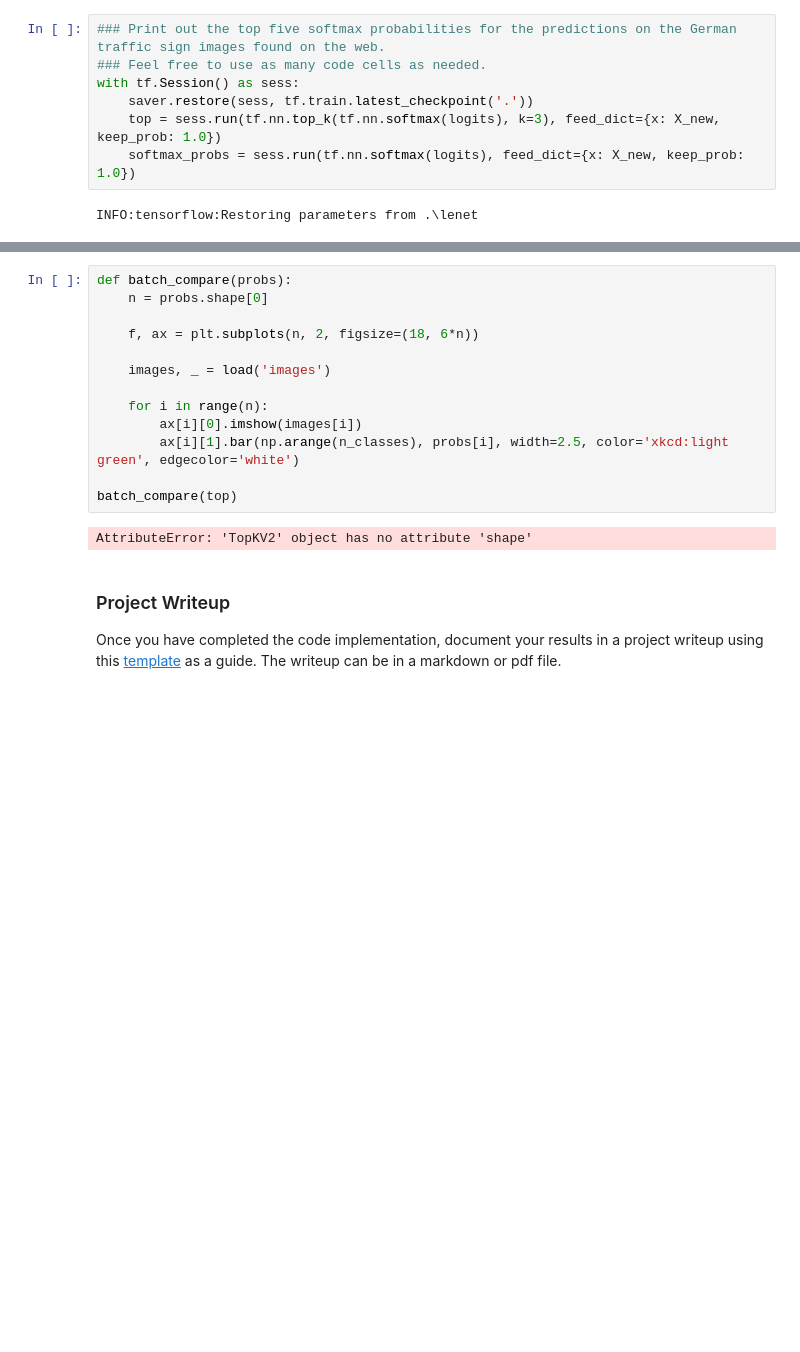
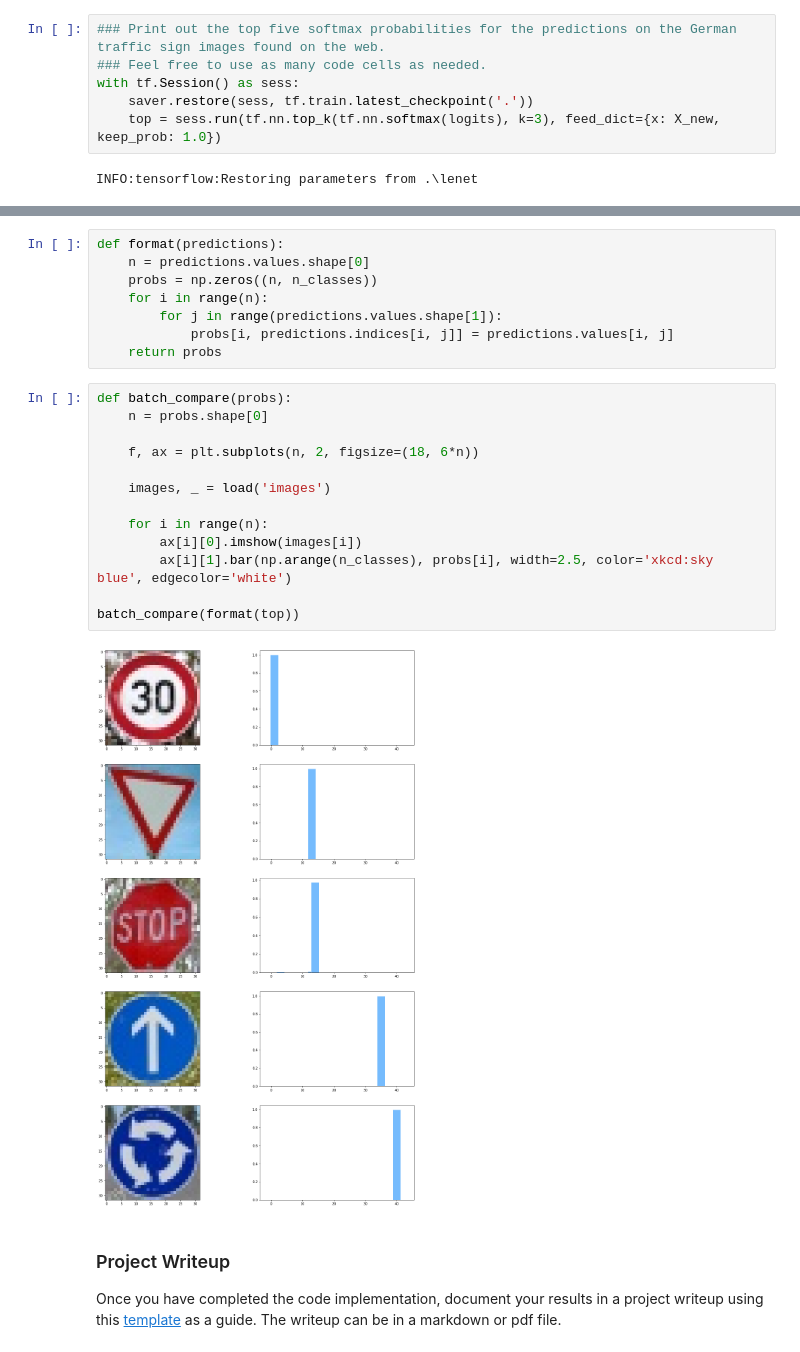
Before and after one commit to jasleon/Traffic-Sign-Classifier, a Jupyter notebook: Traffic_Sign_Classifier.ipynb, the cells around one changed output, grey strips where cells are left out. Saved outputs shown, nothing was run; the diff lists cells and outputs as text; blank space fills up the shorter version.

Commit message:
Improve model certainty visualization

```diff
--- a/Traffic_Sign_Classifier.ipynb
+++ b/Traffic_Sign_Classifier.ipynb
@@ -502,7 +502,6 @@ Looking just at the first row we get `[ 0.34763842,  0.24879643,  0.12789202]`,
 with tf.Session() as sess:
     saver.restore(sess, tf.train.latest_checkpoint('.'))
     top = sess.run(tf.nn.top_k(tf.nn.softmax(logits), k=3), feed_dict={x: X_new, keep_prob: 1.0})
-    softmax_probs = sess.run(tf.nn.softmax(logits), feed_dict={x: X_new, keep_prob: 1.0})
 # %% [output]
 INFO:tensorflow:Restoring parameters from .\lenet
 # %%
@@ -520,18 +519,26 @@ TopKV2(values=array([[9.9972826e-01, 2.3030034e-04, 3.6785452e-05],
+# %%
+def format(predictions):
+    n = predictions.values.shape[0]
+    probs = np.zeros((n, n_classes))
+    for i in range(n):
+        for j in range(predictions.values.shape[1]):
+            probs[i, predictions.indices[i, j]] = predictions.values[i, j]
+    return probs
 # %%
 def batch_compare(probs):
     n = probs.shape[0]
 
     f, ax = plt.subplots(n, 2, figsize=(18, 6*n))
 
     images, _ = load('images')
 
     for i in range(n):
         ax[i][0].imshow(images[i])
-        ax[i][1].bar(np.arange(n_classes), probs[i], width=2.5, color='xkcd:light green', edgecolor='white')
+        ax[i][1].bar(np.arange(n_classes), probs[i], width=2.5, color='xkcd:sky blue', edgecolor='white')
 
-batch_compare(top)
+batch_compare(format(top))
 # %% [output]
-AttributeError: 'TopKV2' object has no attribute 'shape'
+[figure, added]
 # %% [markdown]
 ### Project Writeup
 
```
Also changed, not shown: parts of 5 cells of this notebook.
